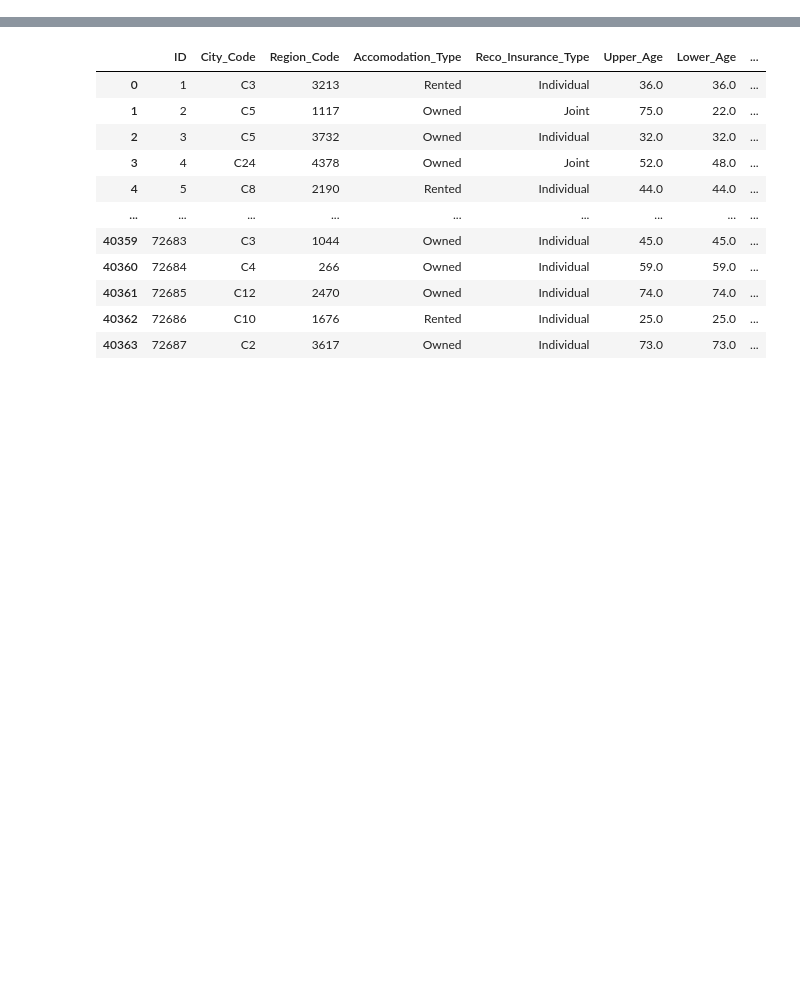
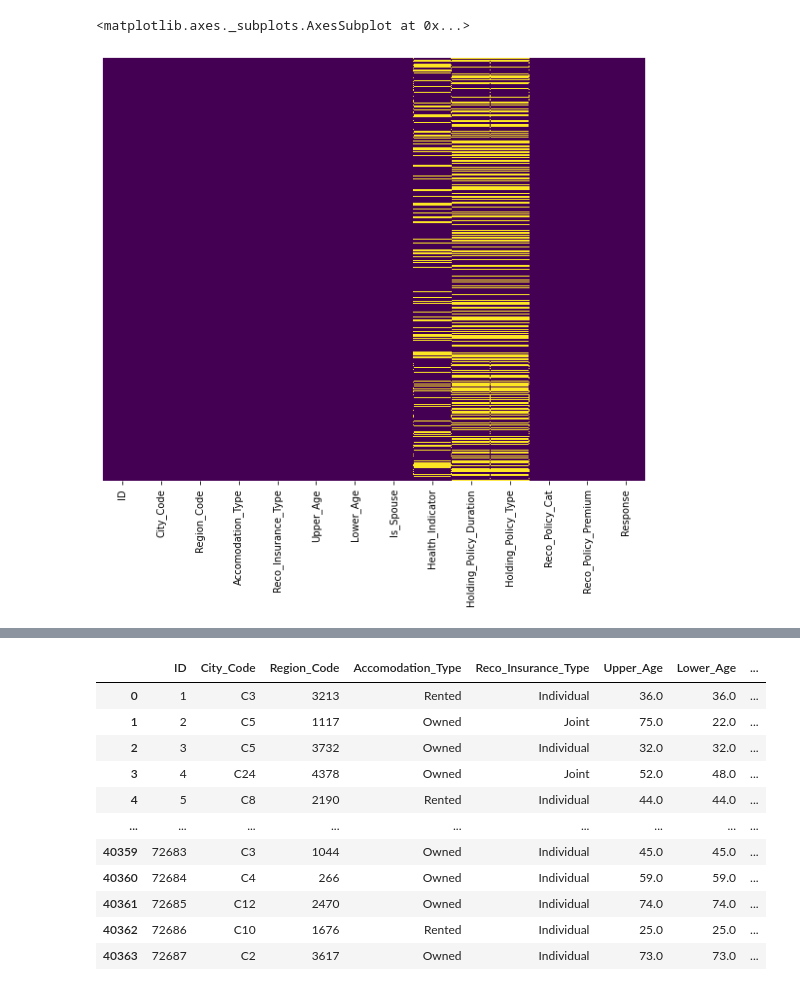
Before and after one commit to blaze-fire/Job-A-Thon, a Jupyter notebook: jobathon.ipynb, the cells around one changed output, grey strips where cells are left out. Drawn from its saved outputs; the diff is of its cells as text; code cells hidden in the pictures; blank space fills up the shorter version.

```diff
--- a/jobathon.ipynb
+++ b/jobathon.ipynb
@@ -3,3 +3,7 @@ import pandas as pd
 import numpy as np
 import matplotlib.pyplot as plt
 import seaborn as sns
+# %%
+plt.rcParams['figure.figsize'] = (10,8)
+# %%
+df = pd.read_csv('./train.csv')
@@ -5,0 +37,5 @@ import seaborn as sns
+# %%
+sns.heatmap(df.isnull(), cmap='viridis', yticklabels=False, cbar=False)
+# %% [output]
+<matplotlib.axes._subplots.AxesSubplot at 0x...>
+[figure, added]
```
Also changed, not shown: parts of 131 cells of this notebook.
